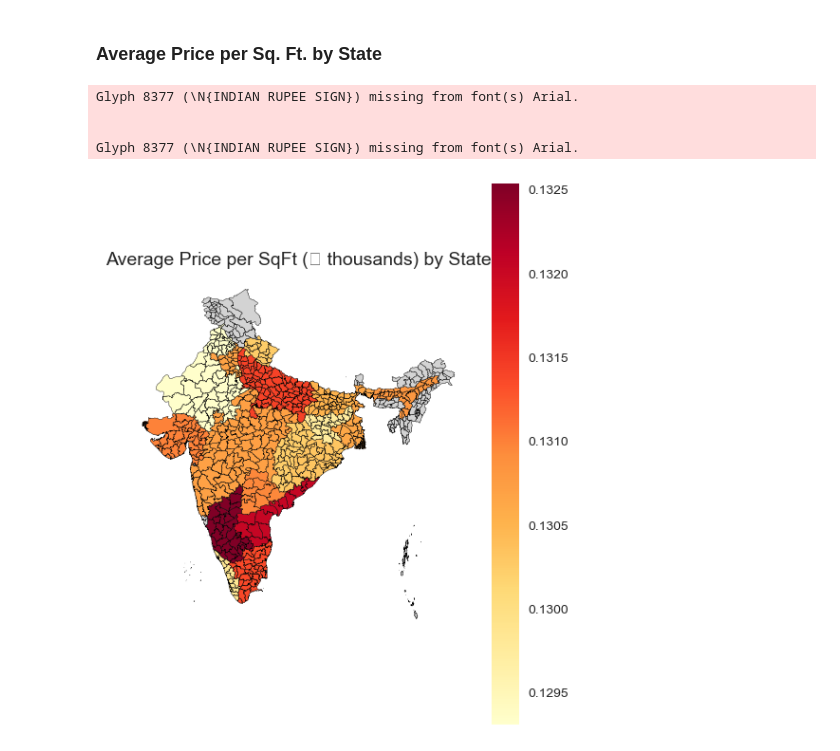
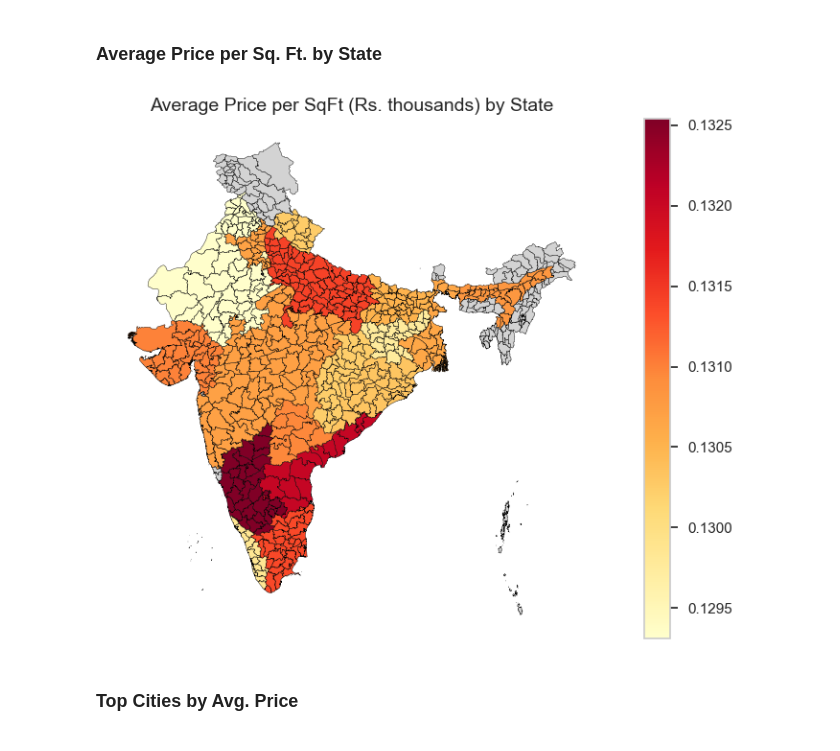
Before and after one commit to kiran86/realestate-advisor, a Jupyter notebook: scripts/eda.ipynb, the cells around one changed output. Drawn from its saved outputs; the diff is of its cells as text; code cells hidden in the pictures.

```diff
--- a/scripts/eda.ipynb
+++ b/scripts/eda.ipynb
@@ -13,12 +13,8 @@ import plotly.express as px
 import plotly.io as pio
 
 # Set display options
-plt.style.use("seaborn-v0_8")
-sns.set_palette("dark")
+sns.set_theme(style = "whitegrid", palette = "dark")
 pio.renderers.default = "plotly_mimetype"
-
-# Test pio rendering
-print(pio.renderers)
 
 # Load dataset
 df = pd.read_csv("../data/india_housing_prices.csv")
@@ -193,32 +180,30 @@ df["State"] = df["State"].replace({
 # %%
 import json
 # Compute state-level average price per sq ft
 state_avg = df.groupby("State", as_index=False)["Price_per_SqFt"].mean()
 state_avg.rename(columns={"Price_per_SqFt":"Avg_PPFS"}, inplace=True)
 # Merge the averages into the GeoDataFrame
 india_geo_merged = india_geo.merge(state_avg, left_on="NAME_1", right_on="State", how="left")
 india_geo_merged[['NAME_1','NAME_2', 'Avg_PPFS']].head(10)
 
-fig, ax = plt.subplots(figsize=(5, 6))
+fig, ax = plt.subplots(figsize=(10, 6))
 
 india_geo_merged.plot(
     column="Avg_PPFS",
     cmap="YlOrRd",
     linewidth=0.3,
     edgecolor="black",
     legend=True,
     ax=ax,
     missing_kwds={"color": "lightgrey", "label": "No data"}
 )
 
-ax.set_title("Average Price per SqFt (₹ thousands) by State", fontsize=14)
+ax.set_title("Average Price per SqFt (Rs. thousands) by State", fontsize=14)
 ax.axis("off")
 
 plt.tight_layout()
 plt.show()
 # %% [output]
-Glyph 8377 (\N{INDIAN RUPEE SIGN}) missing from font(s) Arial.
-
-
-Glyph 8377 (\N{INDIAN RUPEE SIGN}) missing from font(s) Arial.
-[figure, old version]
+[figure, new version]
+# %% [markdown]
+### Top Cities by Avg. Price
```
Also changed, not shown: parts of 7 cells of this notebook.
